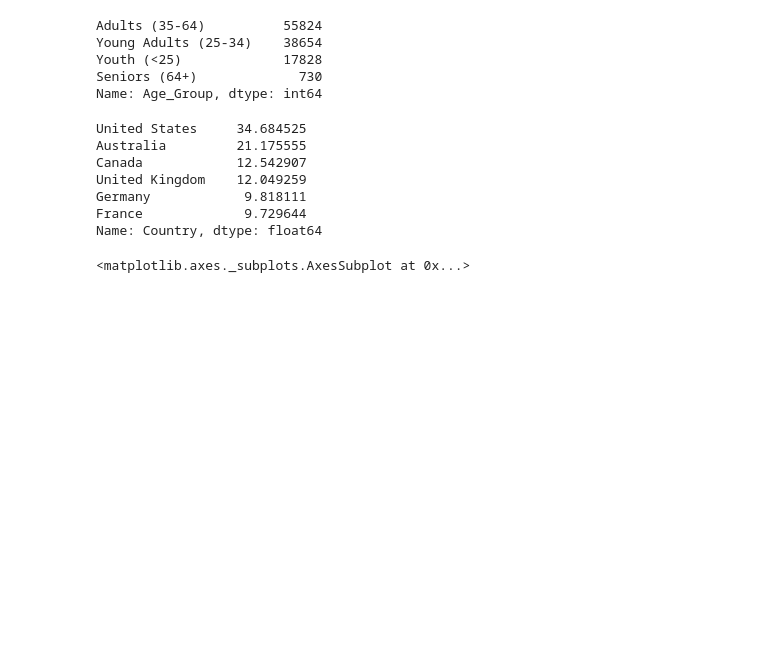
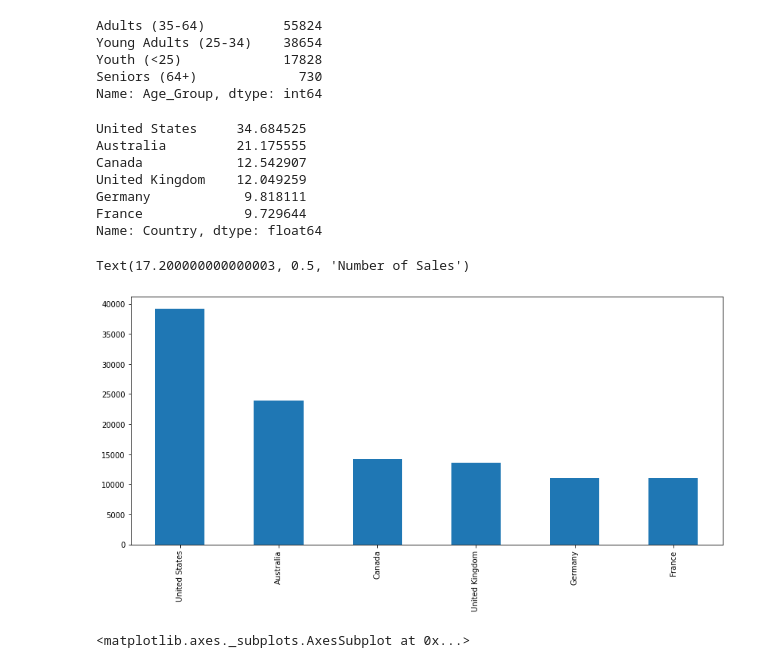
Before and after one commit to alrucar1/FreeCodeCamp-Pandas-Real-Life-Example, a Jupyter notebook: Lecture_1.ipynb, the cells around one changed output. Saved outputs shown, nothing was run; the diff lists cells and outputs as text; code cells hidden in the pictures; blank space fills up the shorter version.

Commit message:
Added info about sales per country

```diff
--- a/Lecture_1.ipynb
+++ b/Lecture_1.ipynb
@@ -161,6 +161,12 @@ United Kingdom    12.049259
 Germany            9.818111
 France             9.729644
 Name: Country, dtype: float64
+# %%
+sales['Country'].value_counts().plot(kind='bar', figsize=(14,6))
+ax.set_ylabel('Number of Sales')
+# %% [output]
+Text(17.200000000000003, 0.5, 'Number of Sales')
+[figure, added]
 # %%
 sales['Age_Group'].value_counts().plot(kind='pie', figsize=(6,6))
 # %% [output]
```
